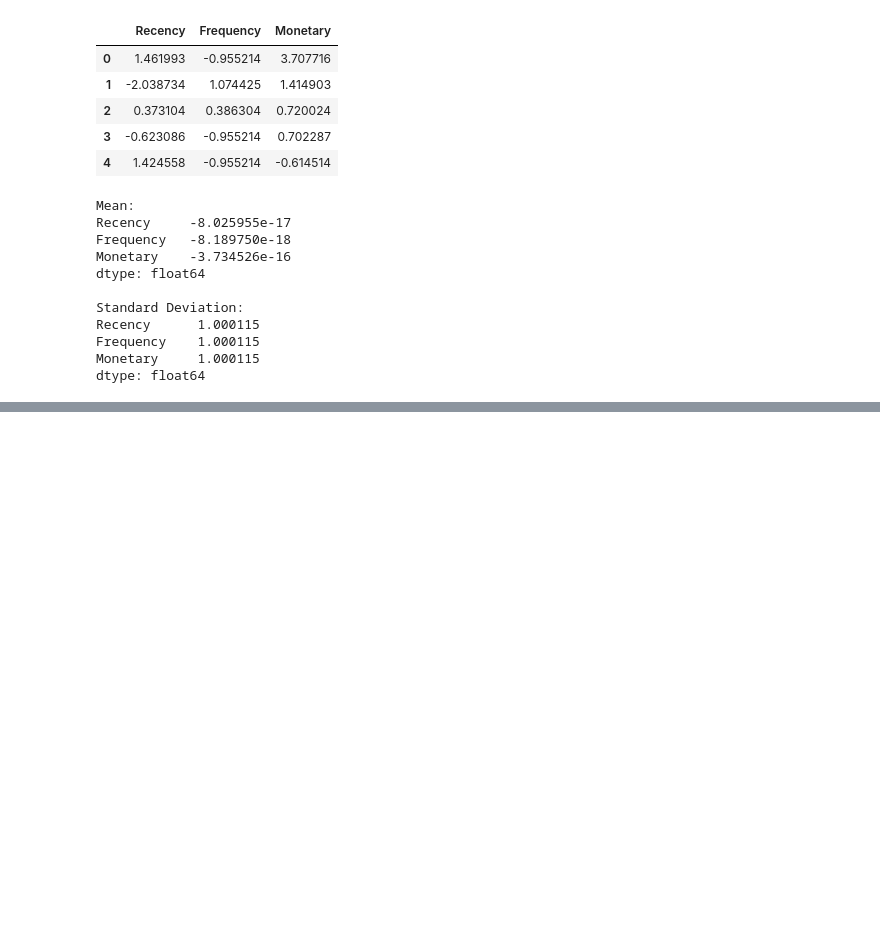
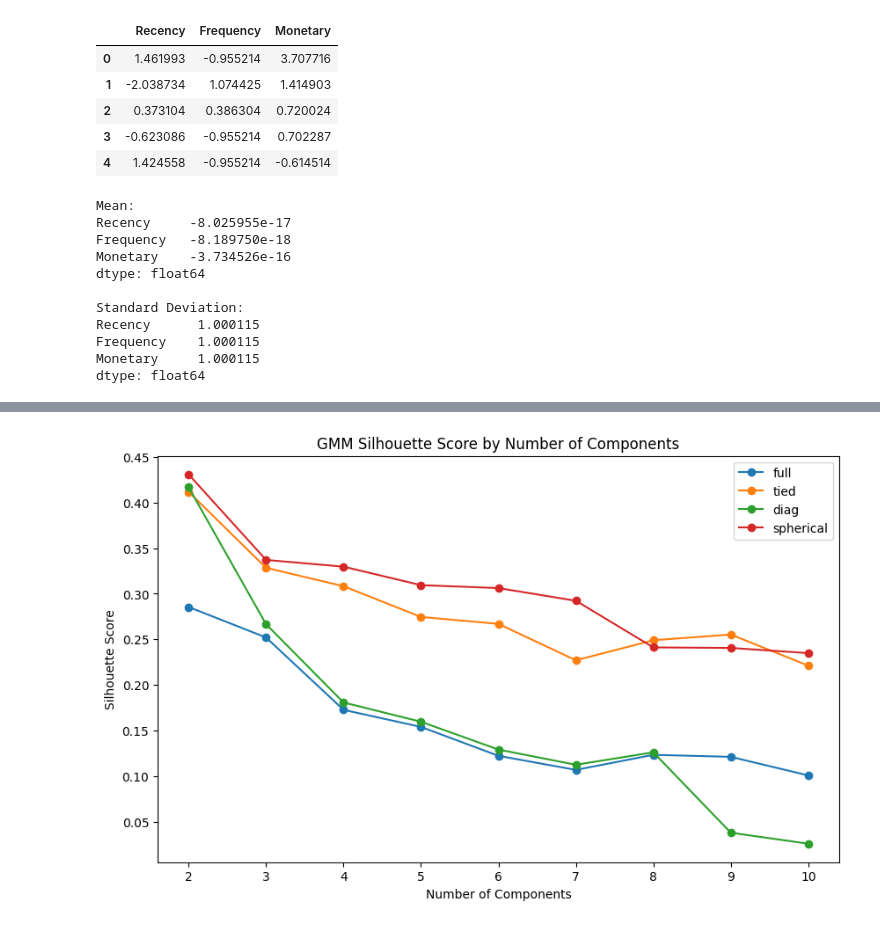
Before and after one commit to greeshavaishnavi09/E-Commerce_Customer_Segmentation, a Jupyter notebook: research/08_gaussian_mixture.ipynb, the cells around one changed output, grey strips where cells are left out. Cells and saved outputs as stored; diff of their text form; code cells hidden in the pictures; blank space fills up the shorter version.

Commit message:
Gaussian baseline vs tuned model has completed and saved the results

```diff
--- a/research/08_gaussian_mixture.ipynb
+++ b/research/08_gaussian_mixture.ipynb
@@ -146,0 +149,11 @@ dtype: float64
+# %%
+# Create baseline GMM
+
+baseline_gmm = GaussianMixture(
+    n_components=4,
+    random_state=42
+)
+# %%
+# Fit baseline GMM
+
+baseline_gmm.fit(X_scaled)
@@ -146,0 +316,8 @@ dtype: float64
+# %%
+# Create experiment results DataFrame
+
+experiment_results_df = pd.DataFrame(
+    experiment_results
+)
+
+experiment_results_df
@@ -146,0 +437,25 @@ dtype: float64
+# %%
+# Plot Silhouette Score
+
+plt.figure(figsize=(10, 6))
+
+for covariance_type in covariance_types:
+
+    subset = experiment_results_df[
+        experiment_results_df["covariance_type"] == covariance_type
+    ]
+
+    plt.plot(
+        subset["n_components"],
+        subset["silhouette_score"],
+        marker="o",
+        label=covariance_type
+    )
+
+plt.xlabel("Number of Components")
+plt.ylabel("Silhouette Score")
+plt.title("GMM Silhouette Score by Number of Components")
+plt.legend()
+plt.show()
+# %% [output]
+[figure, added]
```
Also changed, not shown: parts of 47 cells of this notebook.
